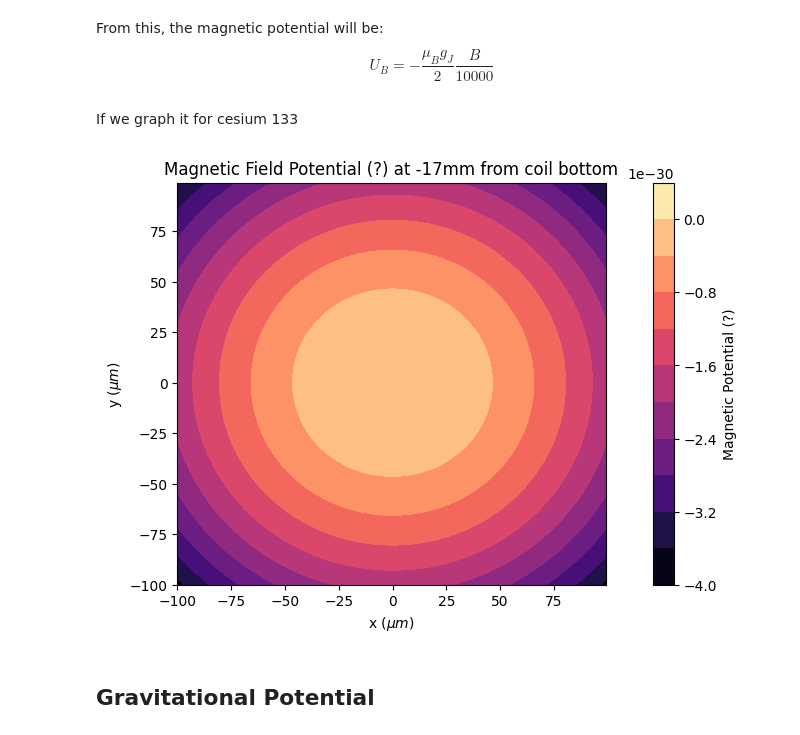
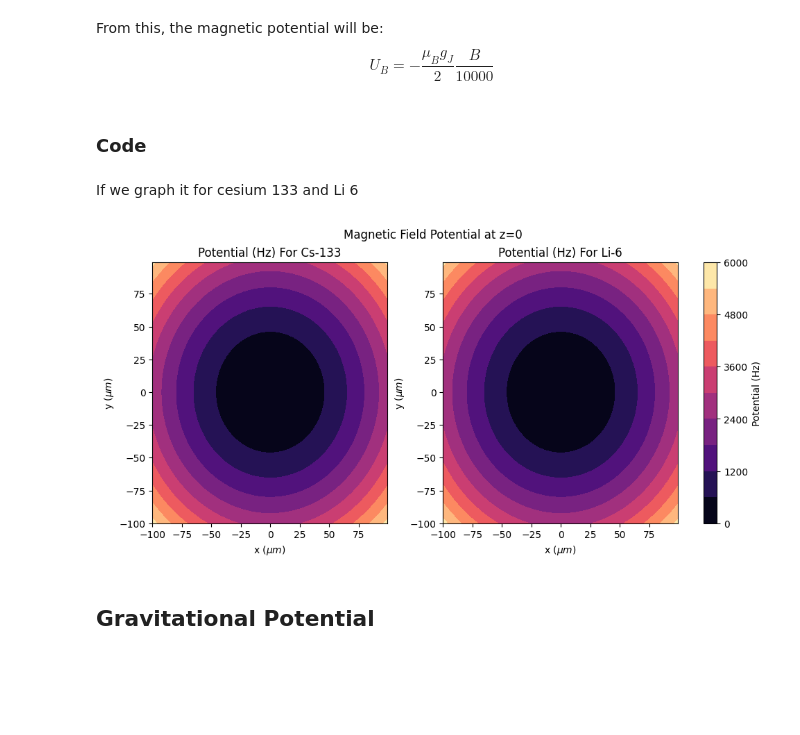
Before and after one commit to Mouhamedm17/DipoleTrappingCalculations, a Jupyter notebook: 1064Trap.ipynb, the cells around one changed output. Drawn from its saved outputs; the diff is of its cells as text; code cells hidden in the pictures; blank space fills up the shorter version.

```diff
--- a/1064Trap.ipynb
+++ b/1064Trap.ipynb
@@ -46,12 +47,14 @@ class Constants:
 
     #Conversions
     Lambda1064 = 1064e-9
+    Lambda632 = 632e-9
 # %% [markdown]
 # Atomic Properties
 # %%
 class Cs133:
     """This class stores atomic properties of cesium-133."""
     mass = 132.905451931 * Constants.amu  # atomic mass in kg
+    aBB = 277 # Cs-Cs scattering length in bohr radii
 
     class GS: #ground state
         g_j = 2.002540261 #fine structure landé g-factor
@@ -270,3 +289,5 @@ def magnetic_field(x,y,z):
 # %% [markdown]
 From this, the magnetic potential will be:
 $$ U_B = -\frac{\mu_B g_J}{2} \frac{B}{10000} $$
+# %% [markdown]
+### Code
@@ -280,43 +319,59 @@ def magnetic_potential(x,y,z, *args):
         - args:
             - g_j: landé g-factor
 
-    returns: Magnetic field potential in ?
+    returns: Magnetic field potential in Hz (we just divide the potential by hbar)
     """
     g_j = args[0]
 
-    coef = - (Constants.MuB * g_j)/2
+    coef = (Constants.MuB * g_j)/2
 
     B = magnetic_field(x,y,z)
 
-    return coef * B / (1e4)
+    return - (coef * B / (1e4)) / Constants.h
 # %% [markdown]
-If we graph it for cesium 133
+If we graph it for cesium 133 and Li 6
 # %%
-b_potential_args = (Cs133.GS.g_j)
-atom_height = -17e-3 #where the atoms should be
+def graph_b_potential():
+    #magnetic field parameters
+    cs_b_potential_args = (Cs133.GS.g_j)
+    li_b_potential_args = (Li6.GS.g_j)
 
-x = np.arange(-100, 100)
-y = np.arange(-100, 100)
+    atom_height = 0 #where the atoms should be
 
-X, Y = np.meshgrid(x,y)
-b_potential = magnetic_potential(X,Y,atom_height, b_potential_args)
+    #generate coordinates and figure
+    x = np.arange(-100, 100)
+    y = np.arange(-100, 100)
+    X, Y = np.meshgrid(x,y)
 
-fig1, ax2 = plt.subplots(layout = 'constrained')
+    fig, ax = plt.subplots(1,2, layout = 'constrained', figsize=plt.figaspect(0.5))
+    fig.suptitle("Magnetic Field Potential at z=0")
 
-CS = ax2.contourf(X, Y, b_potential, 10, cmap=plt.cm.magma)
+    #Get potentials
+    cs_b_potential = magnetic_potential(X,Y,atom_height, cs_b_potential_args)
+    li_b_potential = magnetic_potential(X,Y,atom_height, li_b_potential_args)
 
+    #plot Cesium magnetic potential
+    CS = ax[0].contourf(X, Y, cs_b_potential, 10, cmap=plt.cm.magma)
 
-ax2.set_title('Magnetic Field Potential (?) at -17mm from coil bottom')
-ax2.set_xlabel(r"x ($\mu m$)")
-ax2.set_ylabel(r"y ($\mu m$)")
+    ax[0].set_title('Potential (Hz) For Cs-133')
+    ax[0].set_xlabel(r"x ($\mu m$)")
+    ax[0].set_ylabel(r"y ($\mu m$)")
 
-#add color bar
-cbar = fig1.colorbar(CS)
-cbar.ax.set_ylabel(r"Magnetic Potential (?)")
+    #plot Lithium magnetic potential
+    LI = ax[1].contourf(X, Y, li_b_potential, 10, cmap=plt.cm.magma)
 
+    ax[1].set_title('Potential (Hz) For Li-6')
+    ax[1].set_xlabel(r"x ($\mu m$)")
+    ax[1].set_ylabel(r"y ($\mu m$)")
+
+    #add color bar
+    cbar = fig.colorbar(CS, ax=ax.ravel().tolist())
+    cbar.ax.set_ylabel("Potential (Hz)")
+
+graph_b_potential()
 plt.show()
 # %% [output]
-[figure, old version]
+[figure, new version]
 # %% [markdown]
 ## Gravitational Potential
 # %% [markdown]
```
Also changed, not shown: parts of 36 cells of this notebook.
